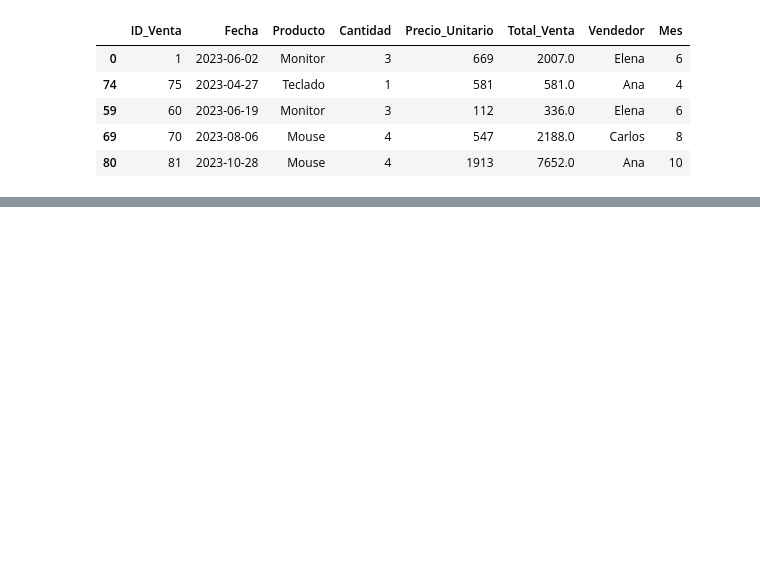
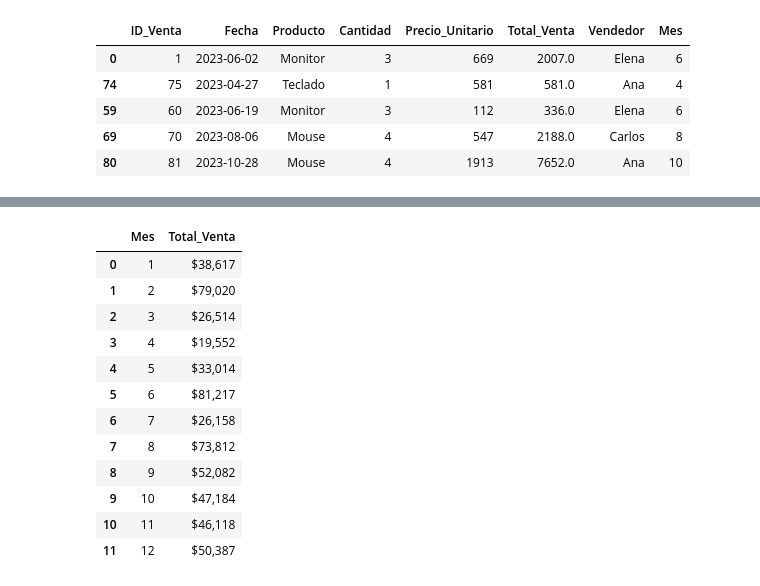
Before and after one commit to alejolondonm/Prueba-Analista-Desarrollador, a Jupyter notebook: Notebook_PT.ipynb, the cells around one changed output, grey strips where cells are left out. Saved outputs shown, nothing was run; the diff lists cells and outputs as text; code cells hidden in the pictures; blank space fills up the shorter version.

```diff
--- a/Notebook_PT.ipynb
+++ b/Notebook_PT.ipynb
@@ -172,0 +225,17 @@ df_2023.sample(5)
+# %%
+ventas_por_mes["Total_Venta"] = ventas_por_mes["Total_Venta"].apply(lambda x: f"${x:,.0f}")
+ventas_por_mes
+# %% [output]
+|  | Mes | Total_Venta |
+| 0 | 1 | $38,617 |
+| 1 | 2 | $79,020 |
+| 2 | 3 | $26,514 |
+| 3 | 4 | $19,552 |
+| 4 | 5 | $33,014 |
+| 5 | 6 | $81,217 |
+| 6 | 7 | $26,158 |
+| 7 | 8 | $73,812 |
+| 8 | 9 | $52,082 |
+| 9 | 10 | $47,184 |
+| 10 | 11 | $46,118 |
+| 11 | 12 | $50,387 |
```
Also changed, not shown: parts of 9 cells of this notebook.
